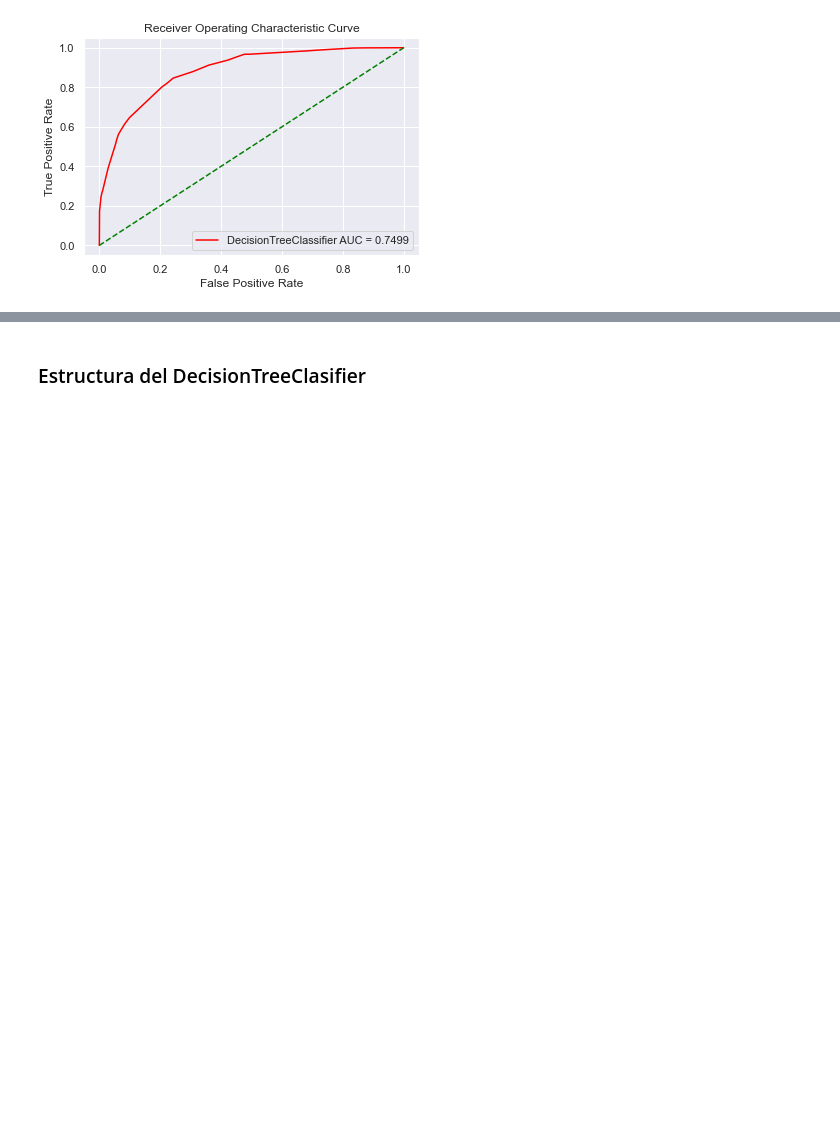
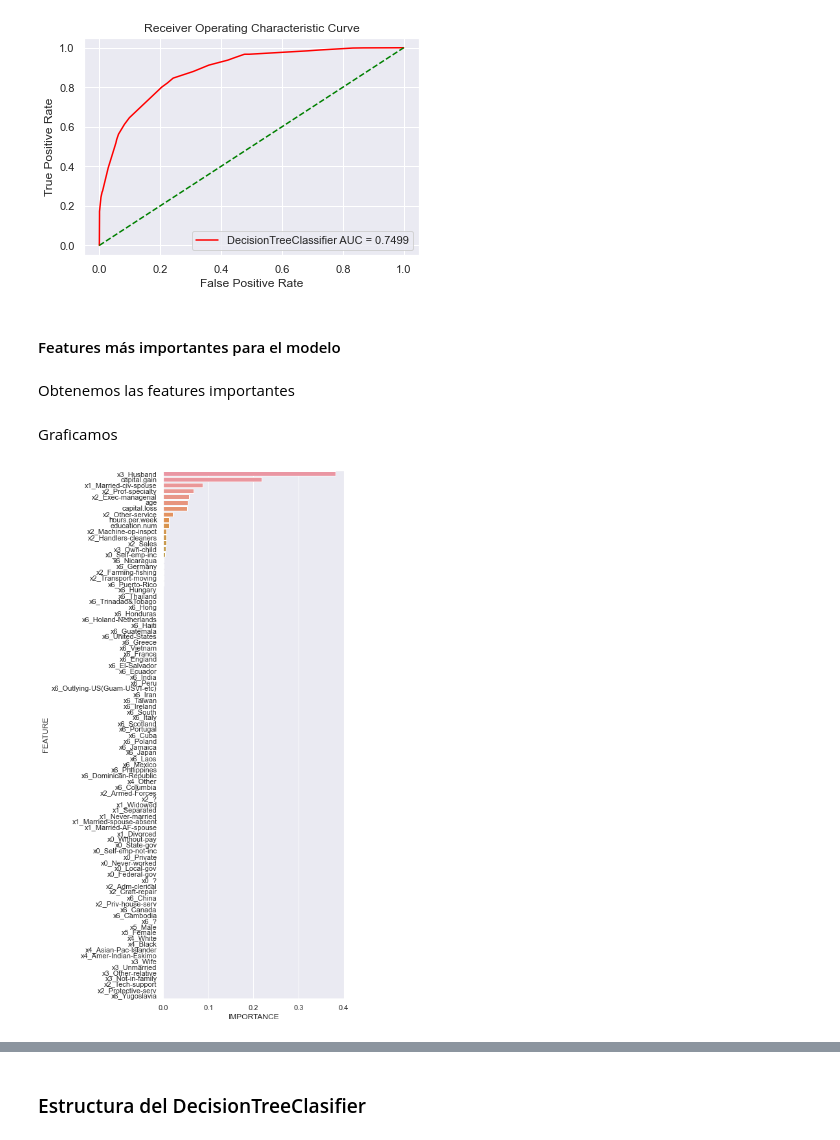
Before and after one commit to ivanjavierparra/DataScience-Sprint1, a Jupyter notebook: Consigna_entrega_1(1).ipynb, the cells around one changed output, grey strips where cells are left out. Cells and saved outputs as stored; diff of their text form; code cells hidden in the pictures; blank space fills up the shorter version.

Commit message:
feature importance

```diff
--- a/Consigna_entrega_1(1).ipynb
+++ b/Consigna_entrega_1(1).ipynb
@@ -1019,3 +1024,20 @@ plt.legend()
 # %% [output]
 <matplotlib.legend.Legend at 0x...>
 [figure]
+# %% [markdown]
+#### Features más importantes para el modelo
+# %% [markdown]
+Obtenemos las features importantes
+# %%
+fi = pd.DataFrame(columns=["FEATURE", "IMPORTANCE"])
+fi["FEATURE"] = X_train.columns
+fi["IMPORTANCE"] = arbol.feature_importances_
+fi = fi.sort_values("IMPORTANCE", ascending=False)
+# %% [markdown]
+Graficamos
+# %%
+plt.figure(figsize=(5, 15))
+sns.barplot(y=fi.FEATURE, x=fi.IMPORTANCE)
+plt.show()
+# %% [output]
+[figure, added]
```
Also changed, not shown: parts of 5 cells of this notebook.
